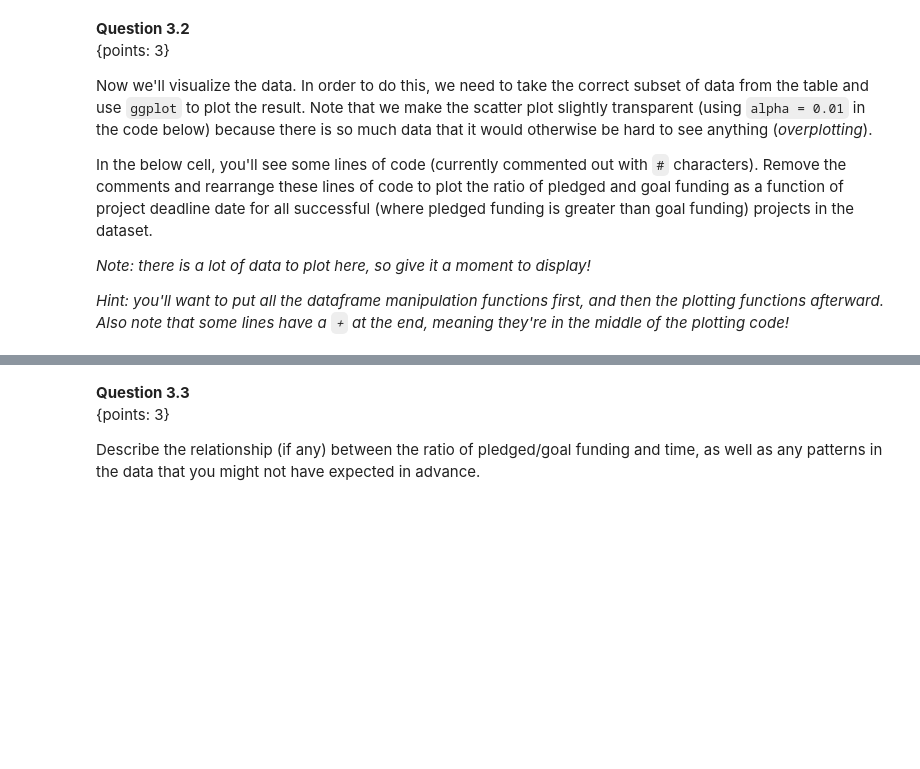
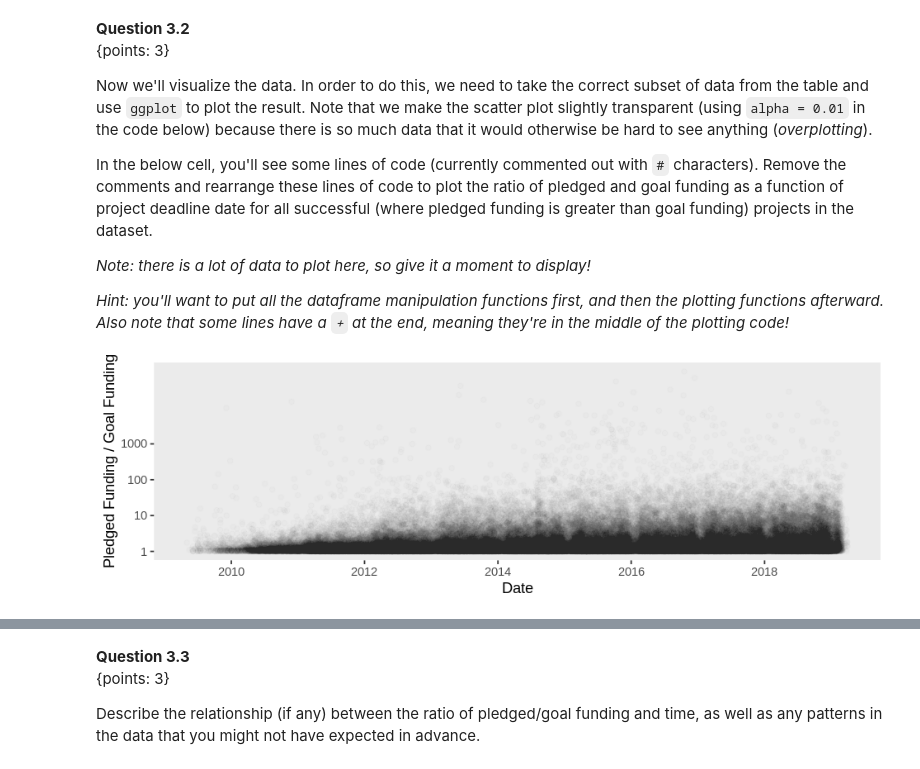
Before and after one commit to hallje193/dsci100-coursework-jerryhall, a Jupyter notebook: materials/tutorial_02/tutorial_02.ipynb, the cells around one changed output, grey strips where cells are left out. Saved outputs shown, nothing was run; the diff lists cells and outputs as text; code cells hidden in the pictures; blank space fills up the shorter version.

```diff
--- a/materials/tutorial_02/tutorial_02.ipynb
+++ b/materials/tutorial_02/tutorial_02.ipynb
@@ -520,12 +535,13 @@ We've provided the code to do this below. Replace each `...` with one of the 5 a
 
 *Assign the resulting database connection object to* `connection` *and the project table data to* `project_data`.
 # %%
-#connection <- dbConnect(RPostgres::Postgres(), dbname = ...,
-#                 host = ..., port = 5432,
-#                 user = ..., password = ...)
-#project_data <- tbl(connection, ...)
+connection <- dbConnect(RPostgres::Postgres(), dbname = 'kickstarter',
+                host = 'r7k3-mds1.stat.ubc.ca', port = 5432,
+                user = 'dsci100', password = 'dsci100')
+project_data <- tbl(connection, 'projects')
+
 
 # your code here
-fail() # No Answer - remove if you provide an answer
+# fail() # No Answer - remove if you provide an answer
 # %%
 test_3.0()
@@ -565,17 +601,22 @@ In the below cell, you'll see some lines of code (currently commented out with `
 
 *Hint: you'll want to put all the dataframe manipulation functions first, and then the plotting functions afterward. Also note that some lines have a `+` at the end, meaning they're in the middle of the plotting code!*
 # %%
-#scale_y_continuous(trans='log10', breaks=c(1,10,100,1000))+
-#funding_over_time_plot <- ggplot(prj, aes(x=as_datetime(deadline), y=pledged/goal))+
-#prj <- filter(prj, pledged > goal)
-#ylab('Pledged Funding / Goal Funding')
-#theme(panel.grid.major = element_blank(), panel.grid.minor = element_blank())+
-#funding_over_time_plot
-#prj <- select(project_data, c('deadline', 'pledged', 'goal'))
-#geom_point(alpha=0.01)+
-#xlab('Date')+
+prj <- select(project_data, c('deadline', 'pledged', 'goal'))
+prj <- filter(prj, pledged > goal)
+
+funding_over_time_plot <- ggplot(prj, aes(x=as_datetime(deadline), y=pledged/goal))+
+    theme(panel.grid.major = element_blank(), panel.grid.minor = element_blank())+
+    scale_y_continuous(trans='log10', breaks=c(1,10,100,1000))+
+    geom_point(alpha=0.01)+
+    xlab('Date')+
+    ylab('Pledged Funding / Goal Funding')
+
+funding_over_time_plot
+
 
 # your code here
-fail() # No Answer - remove if you provide an answer
+# fail() # No Answer - remove if you provide an answer
+# %% [output]
+[figure, added]
 # %%
 test_3.2()
```
Also changed, not shown: parts of 14 cells of this notebook.
